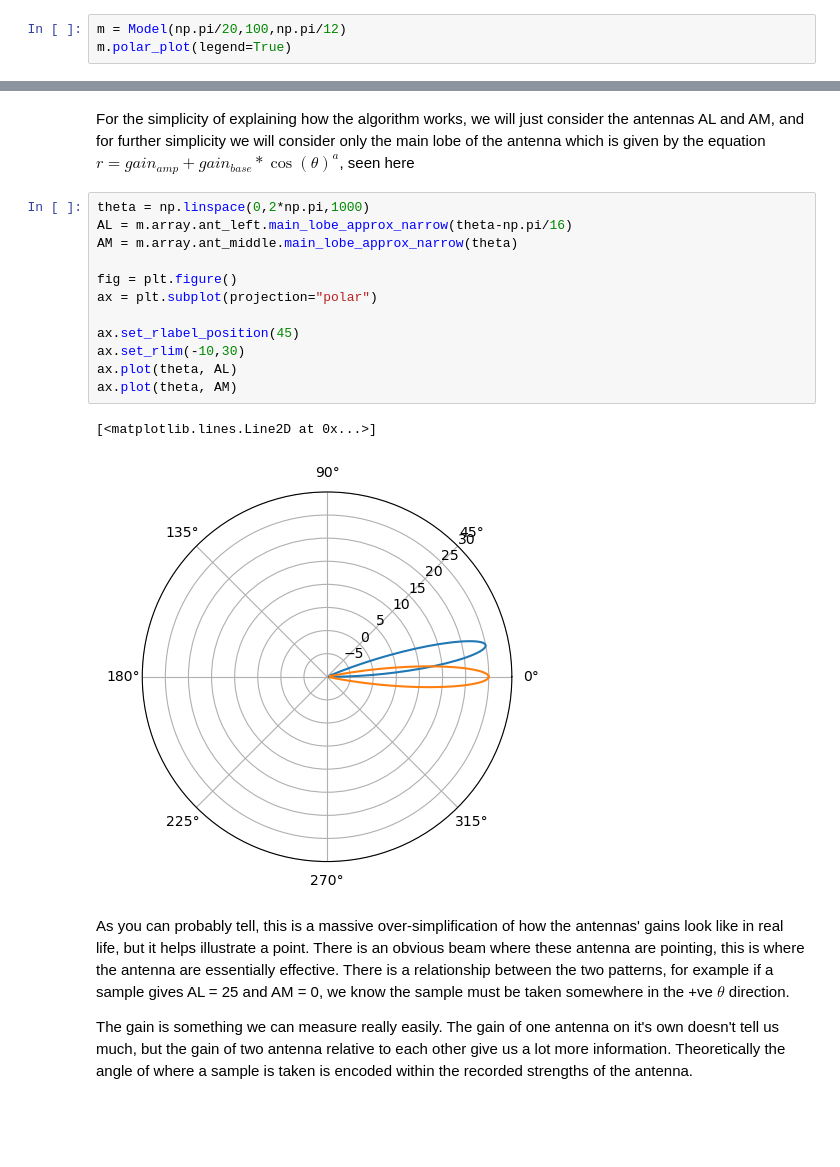
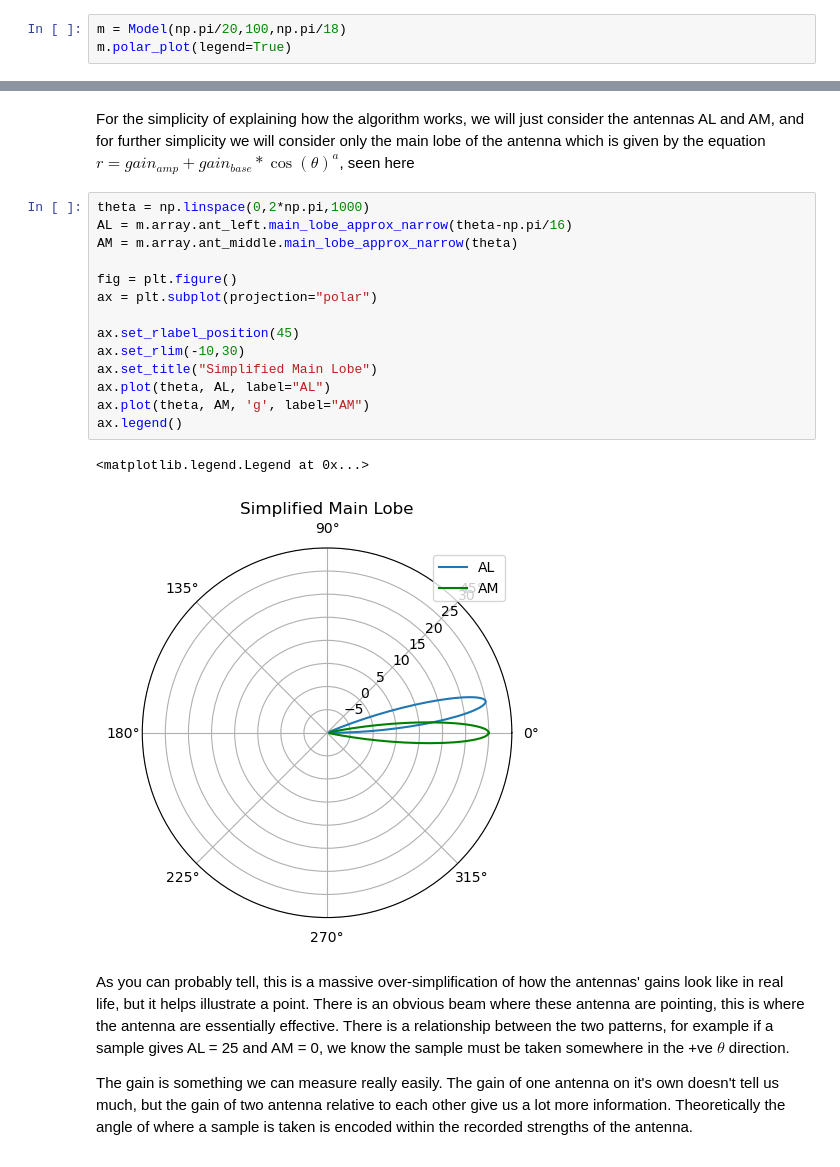
Before and after one commit to Aplefen1/BeeTrackingDiss, a Jupyter notebook: Angle Probability/diss_figures.ipynb, the cells around one changed output, grey strips where cells are left out. Saved outputs shown, nothing was run; the diff lists cells and outputs as text; blank space fills up the shorter version.

```diff
--- a/Angle Probability/diss_figures.ipynb
+++ b/Angle Probability/diss_figures.ipynb
@@ -19,6 +19,6 @@ This section contains the ideas and methods behind the core of the AOA algorithm
 
 Before, we were inferring by antenna-pairs, comparing the difference of each antenna with another. For clarity's sake we refer to the middle antenna in the array as `AM`, the antenna in the +ve theta direction to that (counter-clockwise) is refered to as `AL (Antenna Left)`, because when the array is pointing towards theta = 0, that antenna is to the left. Likewise, the antenna in the clockwise (negative theta) direction, is refered to `AR (Antenna Right)`. If we were to take the gain of all the antenna in the array in the range $\theta=\{0,2\pi\}$, we would get the following gain pattern:
 # %%
-m = Model(np.pi/20,100,np.pi/12)
+m = Model(np.pi/20,100,np.pi/18)
 m.polar_plot(legend=True)
 # %% [output]
@@ -28,18 +28,20 @@ For the simplicity of explaining how the algorithm works, we will just consider
 # %%
 theta = np.linspace(0,2*np.pi,1000)
 AL = m.array.ant_left.main_lobe_approx_narrow(theta-np.pi/16)
 AM = m.array.ant_middle.main_lobe_approx_narrow(theta)
 
 fig = plt.figure()
 ax = plt.subplot(projection="polar")
 
 ax.set_rlabel_position(45)
 ax.set_rlim(-10,30)
-ax.plot(theta, AL)
-ax.plot(theta, AM)
+ax.set_title("Simplified Main Lobe")
+ax.plot(theta, AL, label="AL")
+ax.plot(theta, AM, 'g', label="AM")
+ax.legend()
 # %% [output]
-[<matplotlib.lines.Line2D at 0x...>]
+<matplotlib.legend.Legend at 0x...>
-[figure, old version]
+[figure, new version]
 # %% [markdown]
 As you can probably tell, this is a massive over-simplification of how the antennas' gains look like in real life, but it helps illustrate a point. There is an obvious beam where these antenna are pointing, this is where the antenna are essentially effective. There is a relationship between the two patterns, for example if a sample gives AL = 25 and AM = 0, we know the sample must be taken somewhere in the +ve $\theta$ direction.
 
```
Also changed, not shown: parts of 8 cells of this notebook, 33 other files.
